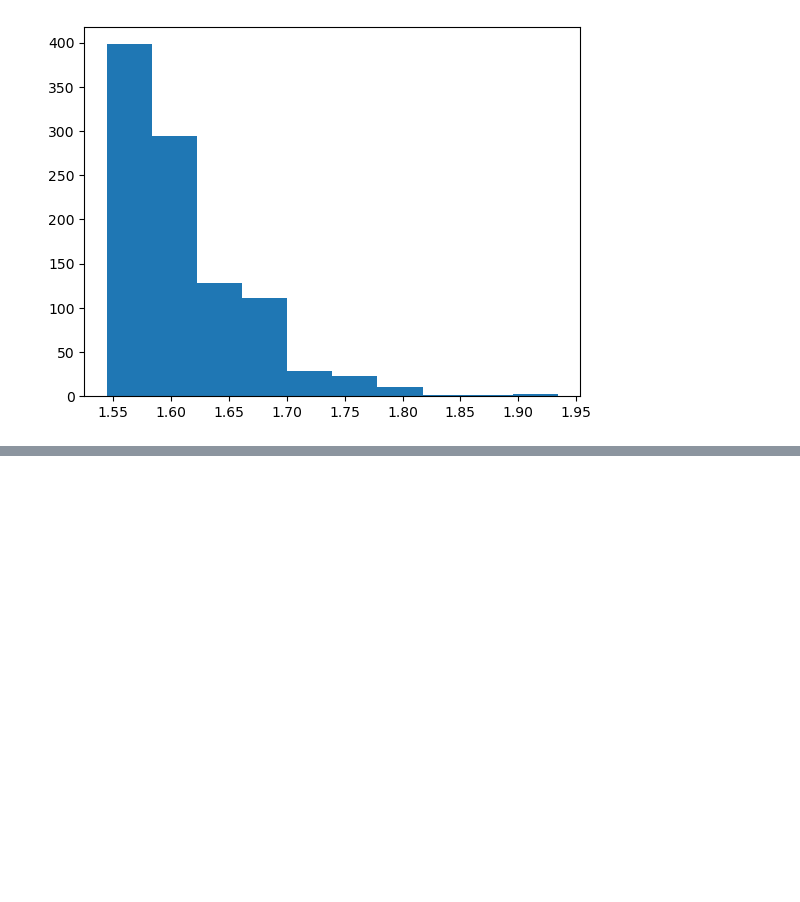
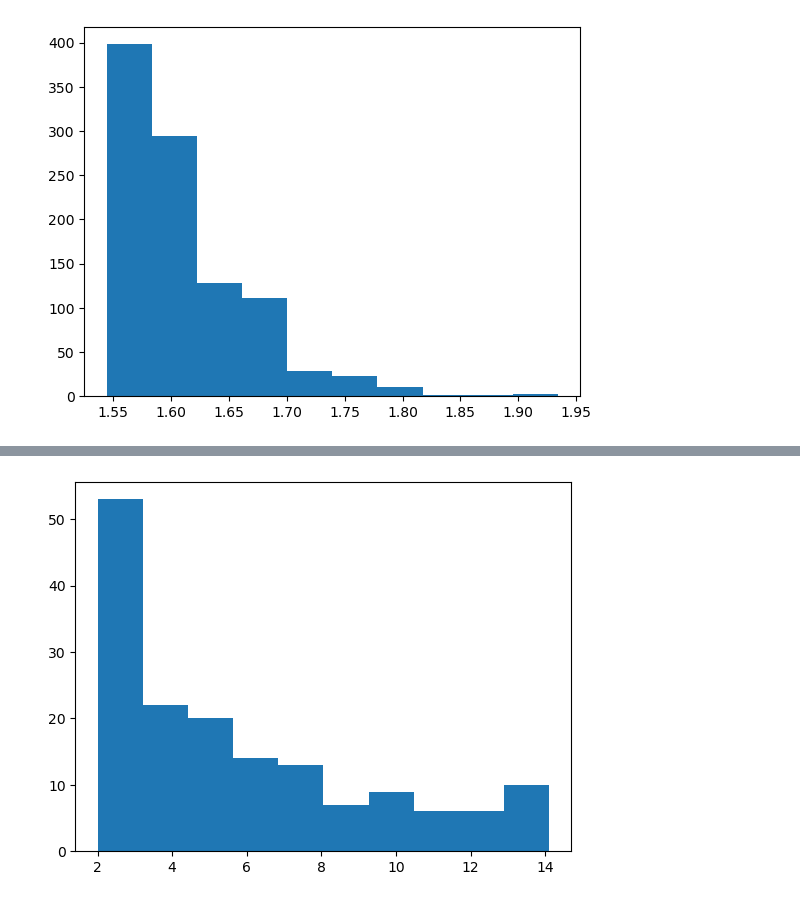
Before and after one commit to damondmc/simGlitch, a Jupyter notebook: search_setup.ipynb, the cells around one changed output, grey strips where cells are left out. Saved outputs shown, nothing was run; the diff lists cells and outputs as text; code cells hidden in the pictures; blank space fills up the shorter version.

```diff
--- a/search_setup.ipynb
+++ b/search_setup.ipynb
@@ -146,0 +158,14 @@ plt.show()
+# %%
+res = []
+for i in range(32):
+    d1 = fits.open(f'./results/10d/no_glitch_CW{i}.fts')
+    d2 = fits.open(f'./results/10d/with_glitch_CW{i}.fts')
+
+    r = d1[1].data['mean2F'][:5]/d2[1].data['mean2F'][:5]
+    res.append(r)
+
+plt.hist(np.concatenate(res))
+#plt.xscale('log')
+plt.show()
+# %% [output]
+[figure, added]
```
Also changed, not shown: parts of 17 cells of this notebook, 8 other files.
